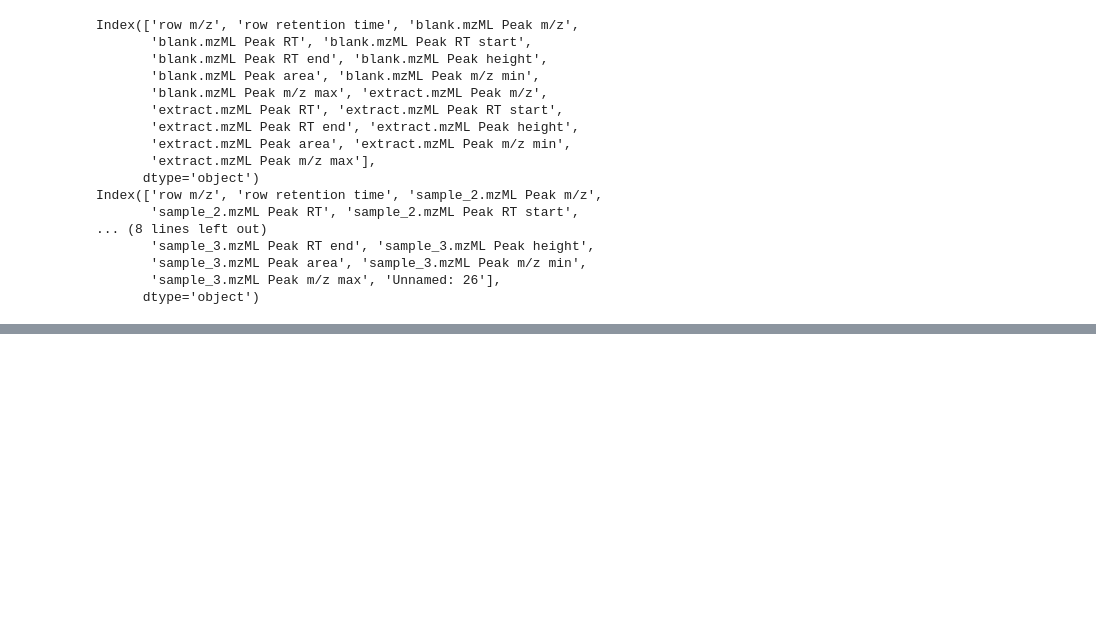
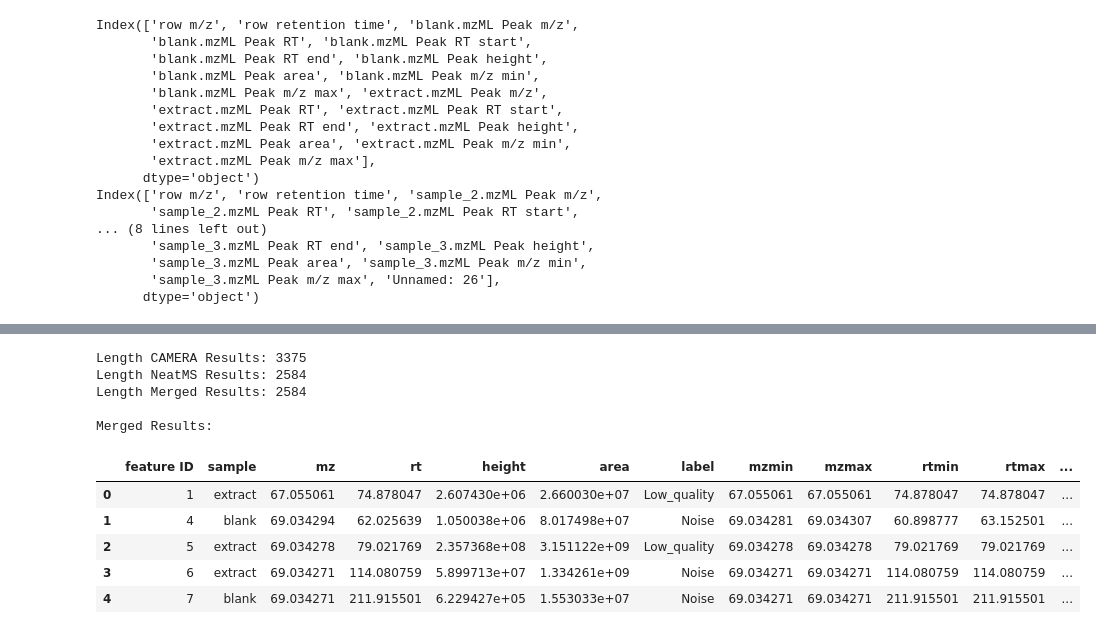
Before and after one commit to jonathan-hunter/Metabolomics-Pipeline, a Jupyter notebook: Docker/sync/metabolomics.ipynb, the cells around one changed output, grey strips where cells are left out. Cells and saved outputs as stored; diff of their text form; code cells hidden in the pictures; blank space fills up the shorter version.

Commit message:
tidied up imports, CAMERA processing added, CAMERA/NeatMS outputs joined, results filtered

```diff
--- a/Docker/sync/metabolomics.ipynb
+++ b/Docker/sync/metabolomics.ipynb
@@ -1273,0 +1382,43 @@ R error message: 'Error in library(CAMERA) : there is no package called ‘CAMER
+# %%
+neatms_results = pd.read_csv("sync/Output/neatms_export.csv")
+neatms_results = neatms_results.drop(columns=["Unnamed: 0"])
+neatms_results.rename(columns={"m/z": "mz", "retention time": "rt"}, inplace=True)
+
+neatms_results["rt"] = neatms_results["rt"].round(7)
+neatms_results["mz"] = neatms_results["mz"].round(7)
+
+CAMERA_results = pd.read_csv("sync/Output/result_CAMERA.csv")
+CAMERA_results.rename(columns={"Unnamed: 0": "feature ID", "X0":"blank", "X1":"extract", "X1.1":"I_blank", "X2":"I_extract"}, inplace=True)
+
+CAMERA_results["rt"] = CAMERA_results["rt"].round(7)
+CAMERA_results["mz"] = CAMERA_results["mz"].round(7)
+CAMERA_results["feature ID"] = (CAMERA_results["feature ID"] - 1)
+
+
+#print("CAMERA Results:")
+#display(CAMERA_results.head())
+#print("\n NeatMS Results:")
+#display(neatms_results.head())
+
+results_merged = neatms_results.merge(CAMERA_results, on=["feature ID", "mz", "rt"], how="left")
+#display(results_merged.head())
+
+print(f"Length CAMERA Results: {len(CAMERA_results)}")
+print(f"Length NeatMS Results: {len(neatms_results)}")
+print(f"Length Merged Results: {len(results_merged)}")
+
+results_merged.reset_index(drop=True, inplace=True)
+print("\nMerged Results:")
+display(results_merged.head())
+# %% [output]
+Length CAMERA Results: 3375
+Length NeatMS Results: 2584
+Length Merged Results: 2584
+
+Merged Results:
+|  | feature ID | sample | mz | rt | height | area | label | mzmin | mzmax | rtmin | rtmax | ... |
+| 0 | 1 | extract | 67.055061 | 74.878047 | 2.607430e+06 | 2.660030e+07 | Low_quality | 67.055061 | 67.055061 | 74.878047 | 74.878047 | ... |
+| 1 | 4 | blank | 69.034294 | 62.025639 | 1.050038e+06 | 8.017498e+07 | Noise | 69.034281 | 69.034307 | 60.898777 | 63.152501 | ... |
+| 2 | 5 | extract | 69.034278 | 79.021769 | 2.357368e+08 | 3.151122e+09 | Low_quality | 69.034278 | 69.034278 | 79.021769 | 79.021769 | ... |
+| 3 | 6 | extract | 69.034271 | 114.080759 | 5.899713e+07 | 1.334261e+09 | Noise | 69.034271 | 69.034271 | 114.080759 | 114.080759 | ... |
+| 4 | 7 | blank | 69.034271 | 211.915501 | 6.229427e+05 | 1.553033e+07 | Noise | 69.034271 | 69.034271 | 211.915501 | 211.915501 | ... |
```
Also changed, not shown: parts of 21 cells of this notebook.
